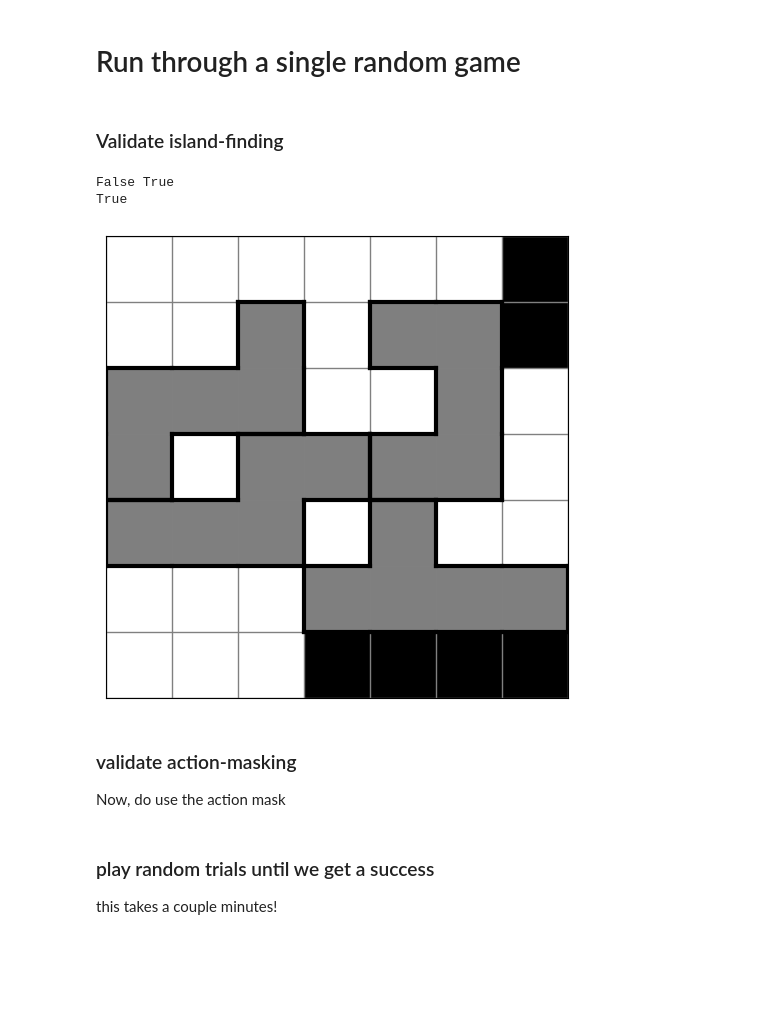
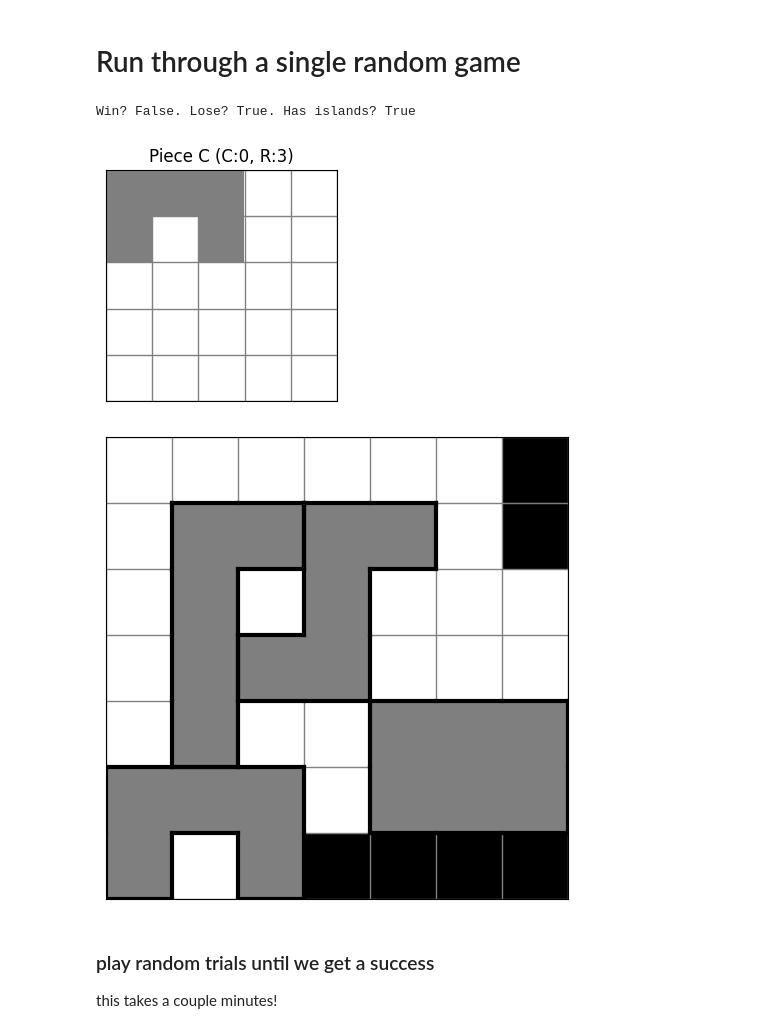
Before and after one commit to bamesserly/apad-puzzle-rl, a Jupyter notebook: apad_env_validation.ipynb, the cells around one changed output. Cells and saved outputs as stored; diff of their text form; code cells hidden in the pictures; blank space fills up the shorter version.

```diff
--- a/apad_env_validation.ipynb
+++ b/apad_env_validation.ipynb
@@ -179,30 +182,31 @@ Chosen action: {'piece_id': 7, 'chirality': 1, 'rotation': 0, 'position': 0, 'gr
 # %% [markdown]
 # Run through a single random game
-# %%
-# N.B. without action masking, we can brick the game: no islands but no valid moves
-# step() assumes action masking and doesn't waste time checking whether there are any valid moves at all
-def test_random_trial():
-    env = APADEnv()
-    obs, _ = env.reset()
-    done = False
-    truncated = False
-
-    while not done and not truncated:
-        action = env.action_space.sample()  # Random action
-        obs, reward, done, truncated, info = env.step(action)
-
-    return env, done, truncated
-# %% [markdown]
-### Validate island-finding
+# %%
+def test_random_trial():
+    env = APADEnv()
+    obs, _ = env.reset()
+    done = truncated = False
+
+    while not (done or truncated):
+        # Ask the environment which actions are legal right now
+        mask = env.action_masks()              # boolean array
+        valid_actions = np.flatnonzero(mask)   # integer indices of True values
+
+        if valid_actions.size == 0:
+            # No possible moves ⇒ truncate / end the episode
+            truncated = True
+            break
+
+        action = np.random.choice(valid_actions)
+        obs, reward, done, truncated, info = env.step(action)
+
+    return env, done, truncated, action
 # %%
-env, done, truncated = test_random_trial()
-print(done, truncated)
-print(has_islands(env.grid))
+env, done, truncated, terminal_action = test_random_trial()
+print(f'Win? {done}. Lose? {truncated}. Has islands? {has_islands(env.grid)}')
+env.visualize_piece(terminal_action)
 env.visualize()
 # %% [output]
-False True
-True
+Win? False. Lose? True. Has islands? True
-[figure, old version]
+[figure, new version]
+[figure, added]
-# %% [markdown]
-### validate action-masking
-Now, do use the action mask
```
Also changed, not shown: parts of 7 cells of this notebook, 1 other file.
